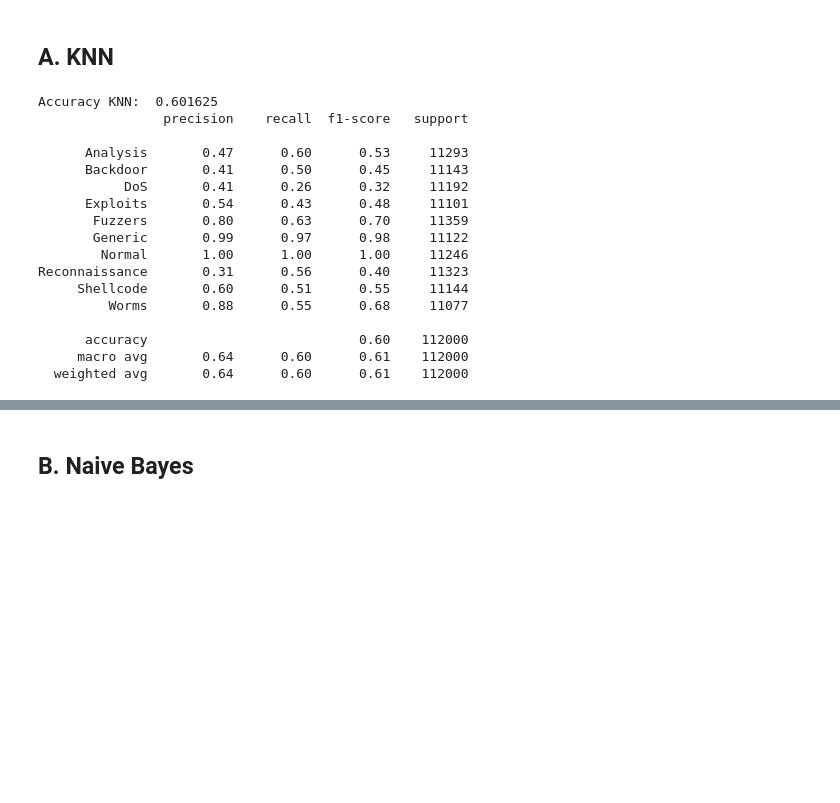
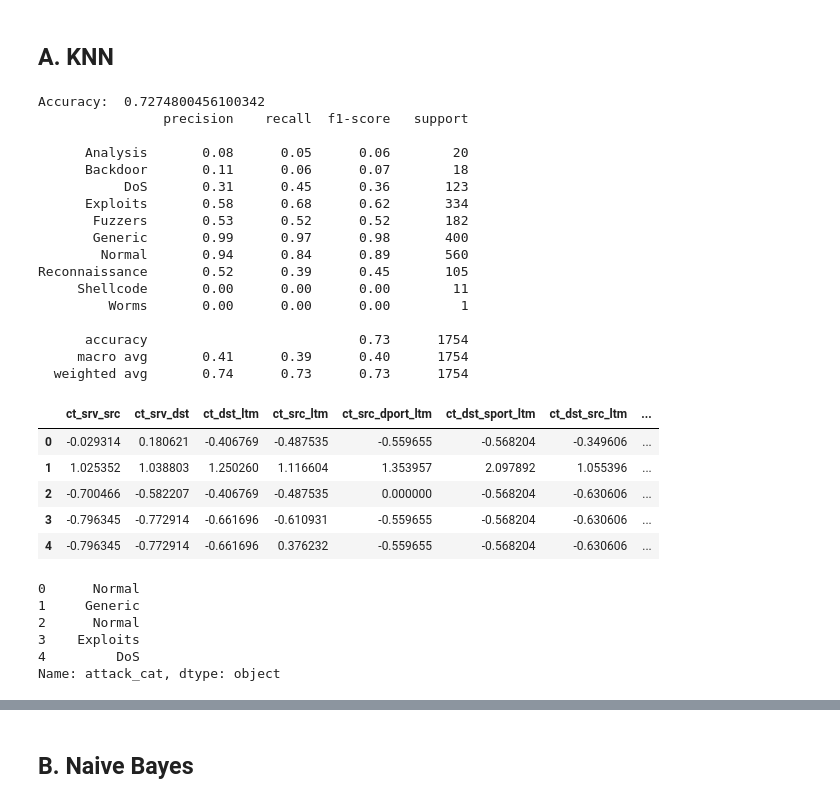
Before and after one commit to jimlynurarif/cetjipiti, a Jupyter notebook: src/Program.ipynb, the cells around one changed output, grey strips where cells are left out. Cells and saved outputs as stored; diff of their text form; code cells hidden in the pictures; blank space fills up the shorter version.

Commit message:
fix: preprocessing for validation data

```diff
--- a/src/Program.ipynb
+++ b/src/Program.ipynb
@@ -377,38 +417,56 @@ Modelling is the process of building your own machine learning models to solve s
 ## A. KNN
 # %%
 
+# Preprocess training data
+X_train, y_train = preprocess_train_data(pd.concat([X_train, y_train], axis=1), 'attack_cat')
 
-X, y = preprocess_data(df_train, 'attack_cat')
-
-# Membagi data menjadi train dan test set
-X_train, X_test, y_train, y_test = train_test_split(X, y, test_size=0.2, random_state=42)
+# Preprocess validation data
+X_val = preprocess_validation_data(X_val)
 
 # Membuat dan melatih model KNN
 knn = KNeighborsClassifier(n_neighbors=5)
 knn.fit(X_train, y_train)
 
 # Melakukan prediksi
-y_pred = knn.predict(X_test)
+y_pred = knn.predict(X_val)
 
-print("Accuracy KNN: ", accuracy_score(y_test, y_pred))
+print("Accuracy: ", accuracy_score(y_val, y_pred))
 
 # Evaluasi hasil
-print(classification_report(y_test, y_pred))
+print(classification_report(y_val, y_pred))
 # %% [output]
-Accuracy KNN:  0.601625
+Accuracy:  0.7274800456100342
                 precision    recall  f1-score   support
 
-      Analysis       0.47      0.60      0.53     11293
-      Backdoor       0.41      0.50      0.45     11143
-           DoS       0.41      0.26      0.32     11192
-      Exploits       0.54      0.43      0.48     11101
-       Fuzzers       0.80      0.63      0.70     11359
-       Generic       0.99      0.97      0.98     11122
-        Normal       1.00      1.00      1.00     11246
-Reconnaissance       0.31      0.56      0.40     11323
-     Shellcode       0.60      0.51      0.55     11144
-         Worms       0.88      0.55      0.68     11077
+      Analysis       0.08      0.05      0.06        20
+      Backdoor       0.11      0.06      0.07        18
+           DoS       0.31      0.45      0.36       123
+      Exploits       0.58      0.68      0.62       334
+       Fuzzers       0.53      0.52      0.52       182
+       Generic       0.99      0.97      0.98       400
+        Normal       0.94      0.84      0.89       560
+Reconnaissance       0.52      0.39      0.45       105
+     Shellcode       0.00      0.00      0.00        11
+         Worms       0.00      0.00      0.00         1
 
-      accuracy                           0.60    112000
-     macro avg       0.64      0.60      0.61    112000
-  weighted avg       0.64      0.60      0.61    112000
+      accuracy                           0.73      1754
+     macro avg       0.41      0.39      0.40      1754
+  weighted avg       0.74      0.73      0.73      1754
+# %%
+X_train.head()
+# %% [output]
+|  | ct_srv_src | ct_srv_dst | ct_dst_ltm | ct_src_ltm | ct_src_dport_ltm | ct_dst_sport_ltm | ct_dst_src_ltm | ... |
+| 0 | -0.029314 | 0.180621 | -0.406769 | -0.487535 | -0.559655 | -0.568204 | -0.349606 | ... |
+| 1 | 1.025352 | 1.038803 | 1.250260 | 1.116604 | 1.353957 | 2.097892 | 1.055396 | ... |
+| 2 | -0.700466 | -0.582207 | -0.406769 | -0.487535 | 0.000000 | -0.568204 | -0.630606 | ... |
+| 3 | -0.796345 | -0.772914 | -0.661696 | -0.610931 | -0.559655 | -0.568204 | -0.630606 | ... |
+| 4 | -0.796345 | -0.772914 | -0.661696 | 0.376232 | -0.559655 | -0.568204 | -0.630606 | ... |
+# %%
+y_train.head()
+# %% [output]
+0      Normal
+1     Generic
+2      Normal
+3    Exploits
+4         DoS
+Name: attack_cat, dtype: object
```
Also changed, not shown: parts of 3 cells of this notebook.
